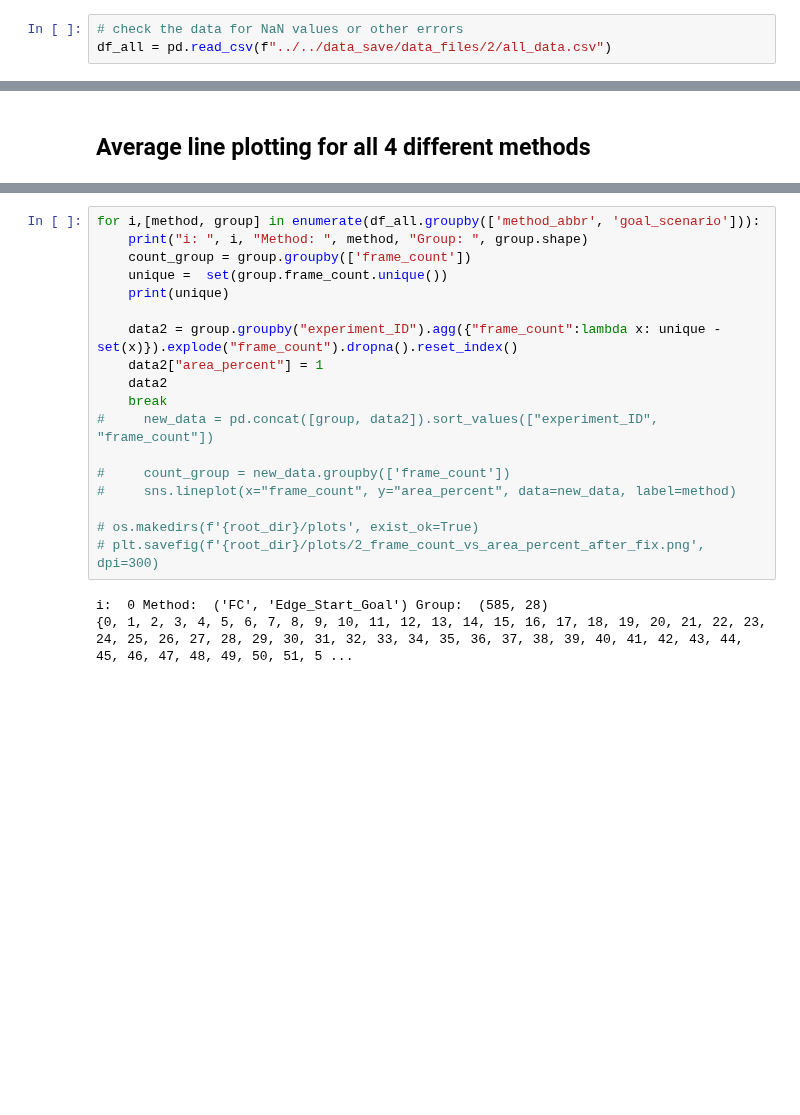
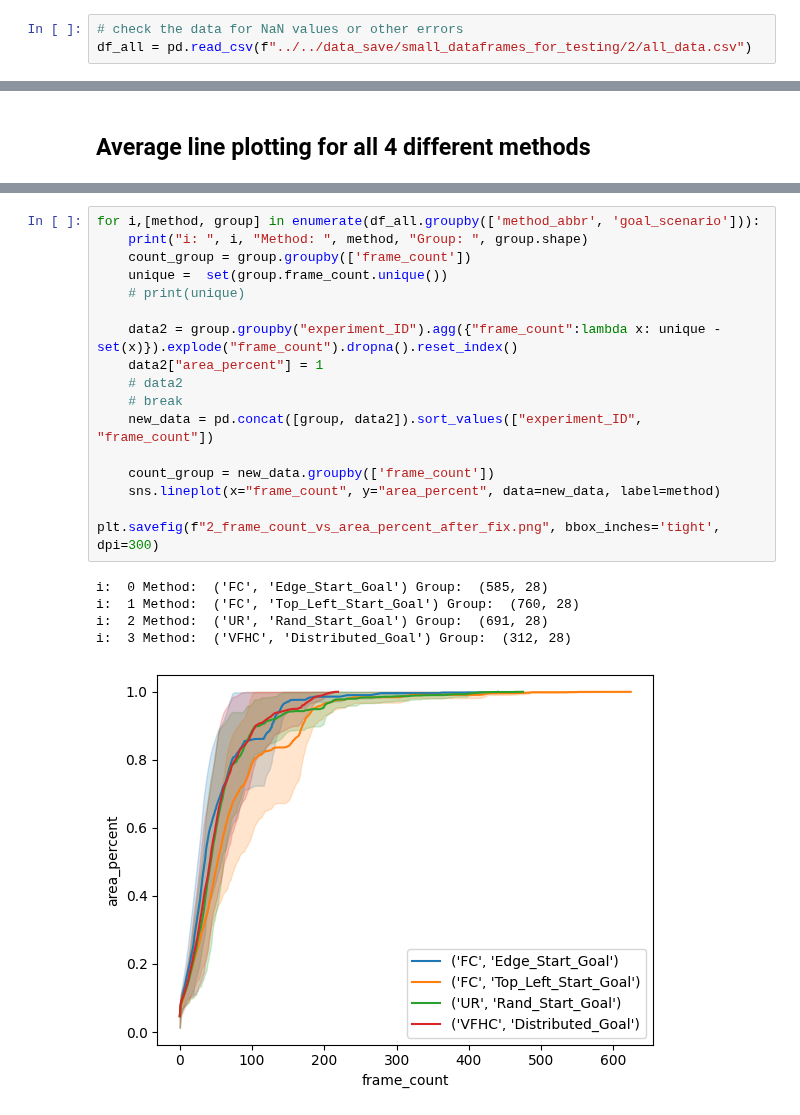
Before and after one commit to DIRECTLab/Multi_Agents_Area_Exploration, a Jupyter notebook: analysing_data/christopher_plottings/unused_huzeyfe.ipynb, the cells around one changed output, grey strips where cells are left out. Drawn from its saved outputs; the diff is of its cells as text; blank space fills up the shorter version.

```diff
--- a/analysing_data/christopher_plottings/unused_huzeyfe.ipynb
+++ b/analysing_data/christopher_plottings/unused_huzeyfe.ipynb
@@ -31,7 +31,7 @@ plots folder already exists.
 current directroy is:  /media/hmk/Galeri/Files/Projects/Multi_Agents_Area_Exploration/analysing_data/plots
 # %%
 # check the data for NaN values or other errors
-df_all = pd.read_csv(f"../../data_save/data_files/2/all_data.csv")
+df_all = pd.read_csv(f"../../data_save/small_dataframes_for_testing/2/all_data.csv")
 # %% [markdown]
 ### Adding an extra column
 # %%
@@ -203,24 +199,26 @@ NameError: name 'root_dir' is not defined
 # %%
 for i,[method, group] in enumerate(df_all.groupby(['method_abbr', 'goal_scenario'])):
     print("i: ", i, "Method: ", method, "Group: ", group.shape)
     count_group = group.groupby(['frame_count'])
     unique =  set(group.frame_count.unique())
-    print(unique)
+    # print(unique)
 
     data2 = group.groupby("experiment_ID").agg({"frame_count":lambda x: unique - set(x)}).explode("frame_count").dropna().reset_index()
     data2["area_percent"] = 1
-    data2
-    break
-#     new_data = pd.concat([group, data2]).sort_values(["experiment_ID", "frame_count"])
+    # data2
+    # break
+    new_data = pd.concat([group, data2]).sort_values(["experiment_ID", "frame_count"])
 
-#     count_group = new_data.groupby(['frame_count'])
-#     sns.lineplot(x="frame_count", y="area_percent", data=new_data, label=method)
+    count_group = new_data.groupby(['frame_count'])
+    sns.lineplot(x="frame_count", y="area_percent", data=new_data, label=method)
 
-# os.makedirs(f'{root_dir}/plots', exist_ok=True)
-# plt.savefig(f'{root_dir}/plots/2_frame_count_vs_area_percent_after_fix.png', dpi=300)
+plt.savefig(f"2_frame_count_vs_area_percent_after_fix.png", bbox_inches='tight', dpi=300)
 # %% [output]
 i:  0 Method:  ('FC', 'Edge_Start_Goal') Group:  (585, 28)
-{0, 1, 2, 3, 4, 5, 6, 7, 8, 9, 10, 11, 12, 13, 14, 15, 16, 17, 18, 19, 20, 21, 22, 23, 24, 25, 26, 27, 28, 29, 30, 31, 32, 33, 34, 35, 36, 37, 38, 39, 40, 41, 42, 43, 44, 45, 46, 47, 48, 49, 50, 51, 5 ...
+i:  1 Method:  ('FC', 'Top_Left_Start_Goal') Group:  (760, 28)
+i:  2 Method:  ('UR', 'Rand_Start_Goal') Group:  (691, 28)
+i:  3 Method:  ('VFHC', 'Distributed_Goal') Group:  (312, 28)
+[figure, added]
 # %%
 for i,[method, group] in enumerate(df_all.groupby(['method_abbr', 'goal_scenario'])):
     print("i: ", i, "Method: ", method, "Group: ", group.shape)
```
Also changed, not shown: parts of 30 cells of this notebook, 1 other file.
